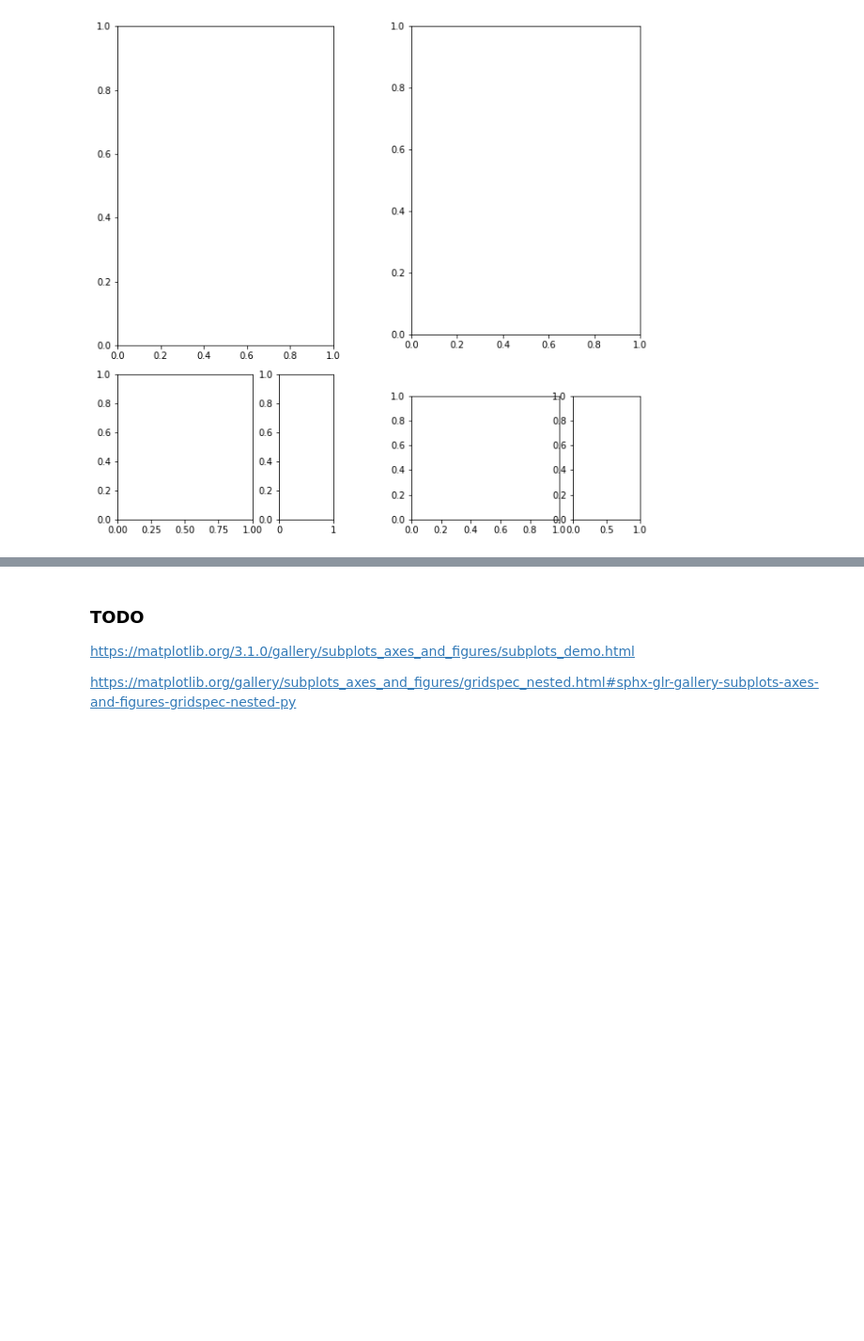
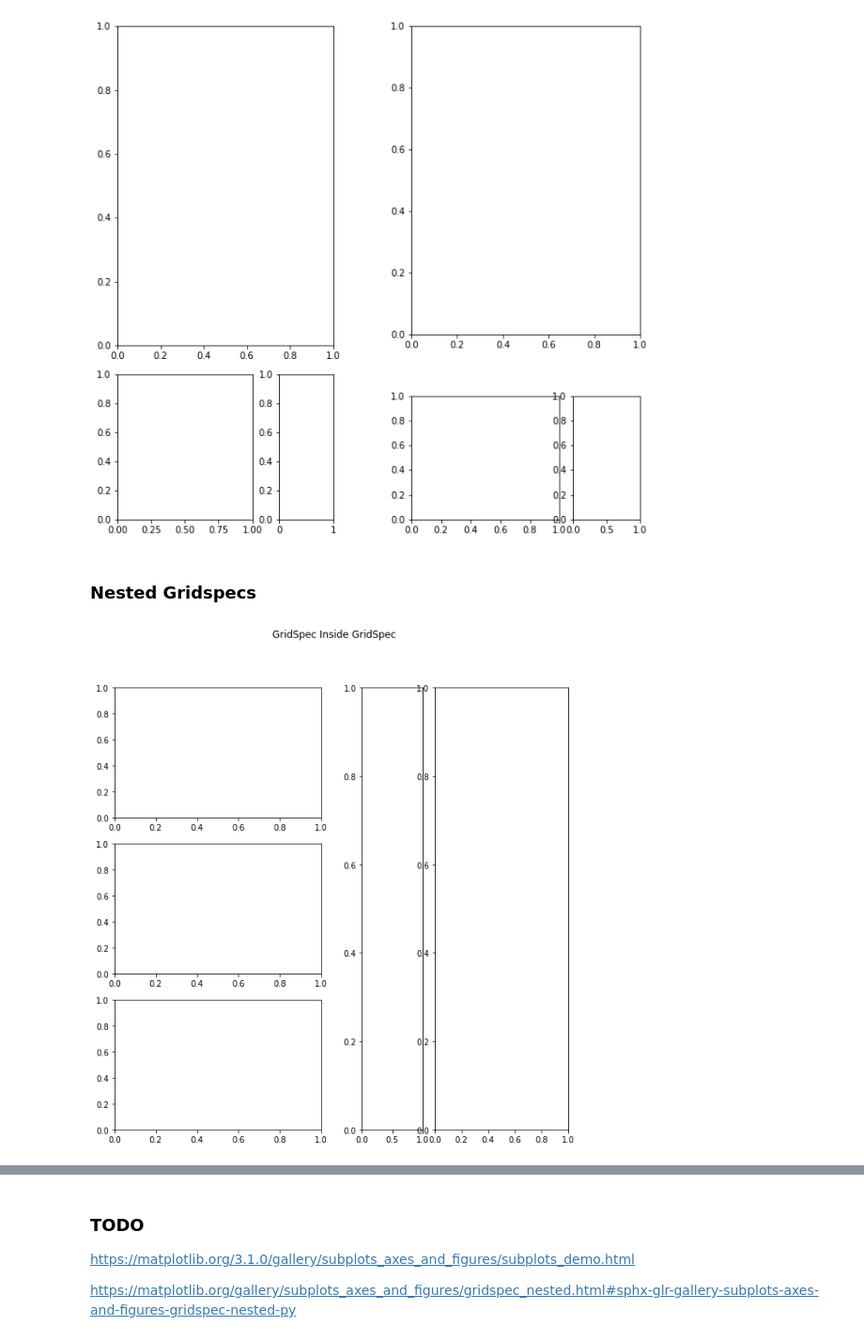
Before and after one commit to SalAlba/matplotlib, a Jupyter notebook: tutorial/figure-layouts/ex1.ipynb, the cells around one changed output, grey strips where cells are left out. Shown: that part at 94% size. Drawn from its saved outputs; the diff is of its cells as text; code cells hidden in the pictures; blank space fills up the shorter version.

Commit message:
Nested Gridspecs

```diff
--- a/tutorial/figure-layouts/ex1.ipynb
+++ b/tutorial/figure-layouts/ex1.ipynb
@@ -183,3 +183,25 @@ f9_ax5 = fig9.add_subplot(gs2[-1, :-1])
 f9_ax6 = fig9.add_subplot(gs2[-1, -1])
 # %% [output]
 [figure]
+# %% [markdown]
+### Nested Gridspecs
+# %%
+fig10 = plt.figure(figsize=(10,10))
+
+grid00 = gridspec.GridSpec(1,2,figure=fig10) # root gridspec
+grid01 = grid00[0].subgridspec(3, 3) # left gridspec
+grid02 = grid00[1].subgridspec(3, 3) # right gridspec
+
+
+fig10.add_subplot(grid01[0,:])
+fig10.add_subplot(grid01[1,:])
+fig10.add_subplot(grid01[2,:])
+
+
+fig10.add_subplot(grid02[:,0])
+fig10.add_subplot(grid02[:,1:])
+
+
+plt.suptitle("GridSpec Inside GridSpec");
+# %% [output]
+[figure, added]
```
Also changed, not shown: parts of 2 cells of this notebook, 1 other file.
